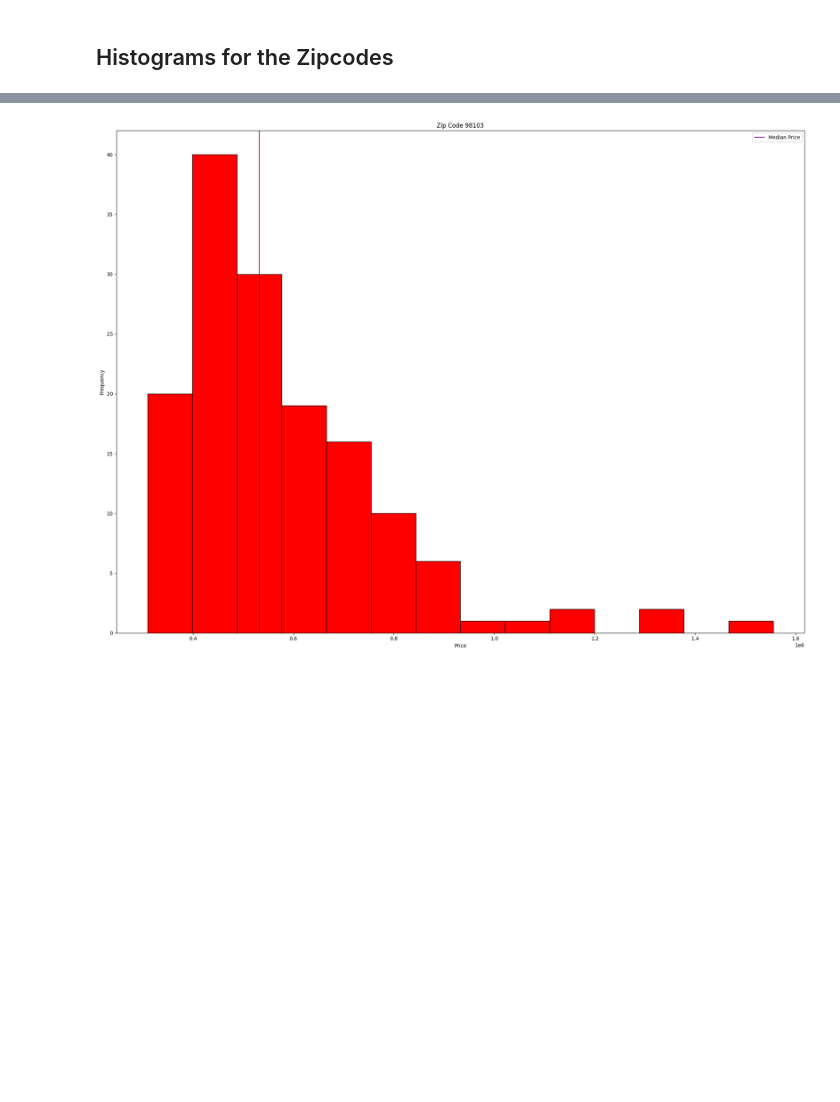
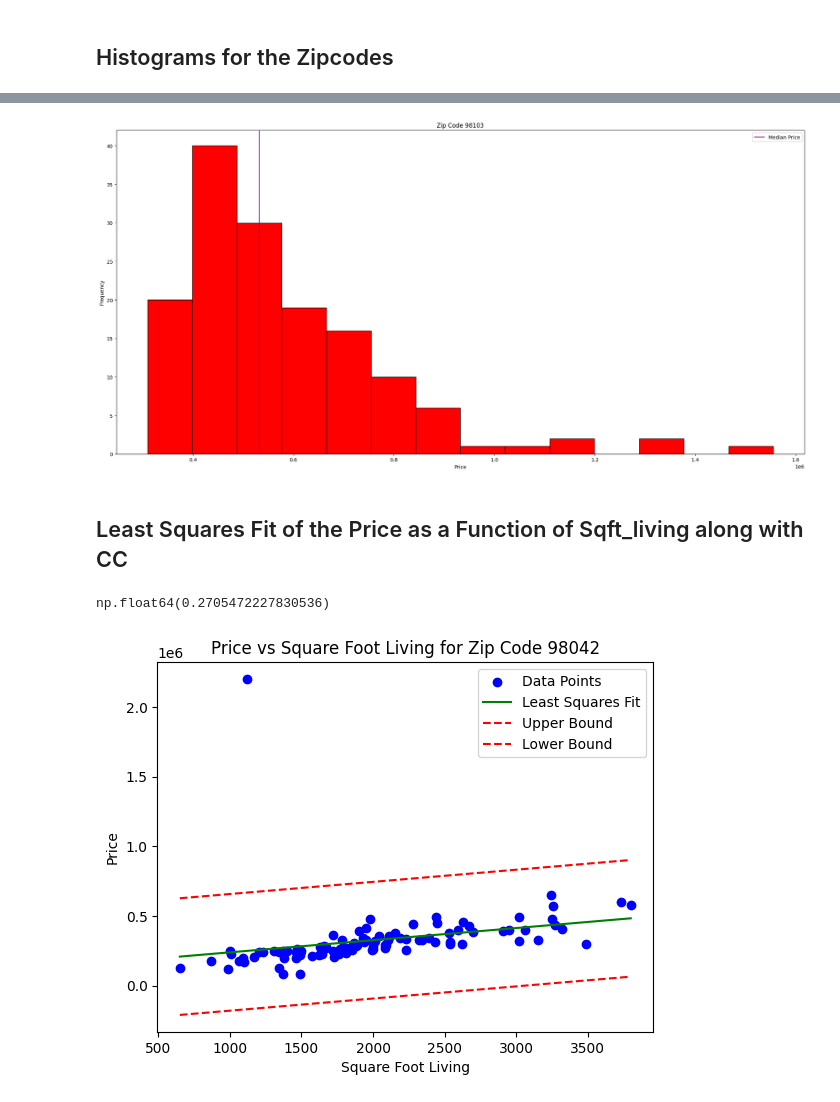
Before and after one commit to Quilhar/DataAnalytics, a Jupyter notebook: Stats/seattlehousing.ipynb, the cells around one changed output, grey strips where cells are left out. Drawn from its saved outputs; the diff is of its cells as text; code cells hidden in the pictures; blank space fills up the shorter version.

```diff
--- a/Stats/seattlehousing.ipynb
+++ b/Stats/seattlehousing.ipynb
@@ -221,5 +255,5 @@ plt.show()
 # %%
-plt.figure(figsize=(20, 15))
+plt.figure(figsize=(20, 10))
 
 dal.histogram(cleaned_state_zip_data['WA 98103']['price'], color = 'red', xaxis_label='Price', yaxis_label='Frequency', title='Price Distribution for Zip Code 98103')
 plt.axvline(x=dal.main_stats(cleaned_state_zip_data['WA 98103']['price'])['median'], color='purple', linestyle='-', label='Median Price')
@@ -228,4 +262,14 @@ plt.title('Zip Code 98103')
 plt.legend()
 plt.show()
 # %% [output]
-[figure, old version]
+[figure, new version]
+# %% [markdown]
+## Least Squares Fit of the Price as a Function of Sqft_living along with CC
+# %%
+plt.Figure(figsize=(20, 10))
+dal.graph__least_squares(cleaned_state_zip_data['WA 98042']['sqft_living'], cleaned_state_zip_data['WA 98042']['price'])
+dal.graphing_error_bars(cleaned_state_zip_data['WA 98042']['sqft_living'], cleaned_state_zip_data['WA 98042']['price'], fit = 1, xlabel='Square Foot Living', ylabel='Price', title='Price vs Square Foot Living for Zip Code 98042')
+dal.find_data_correlation(cleaned_state_zip_data['WA 98042']['sqft_living'], cleaned_state_zip_data['WA 98042']['price'])
+# %% [output]
+np.float64(0.2705472227830536)
+[figure, added]
```
Also changed, not shown: parts of 6 cells of this notebook.
